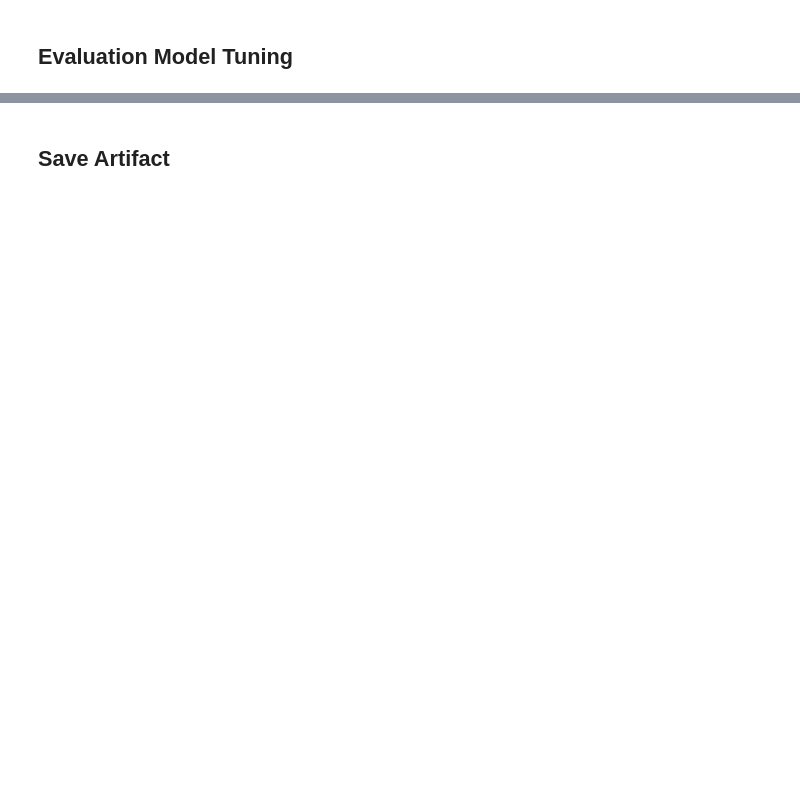
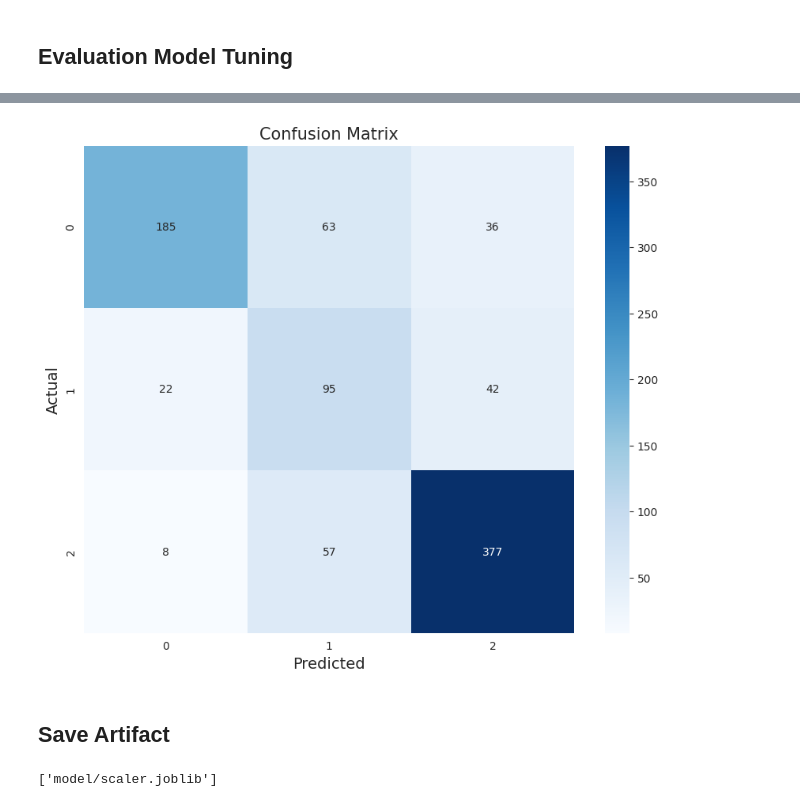
Before and after one commit to Refanz/data-science-educational-institution, a Jupyter notebook: notebook.ipynb, the cells around one changed output, grey strips where cells are left out. Saved outputs shown, nothing was run; the diff lists cells and outputs as text; code cells hidden in the pictures; blank space fills up the shorter version.

```diff
--- a/notebook.ipynb
+++ b/notebook.ipynb
@@ -505,2 +596,26 @@ features
 # %% [markdown]
 ## Hyperparameter Tuning
+# %%
+# Definisikan parameter grid untuk Grid Search (Random Forest)
+param_grid_rf = {
+    'n_estimators': [10, 50, 100, 300],
+    'max_depth': np.arange(1, 10, 1),
+    'min_samples_split': np.arange(2, 10, 1)
+}
+
+# Inisialisasi GridSearchCV
+grid_search_rf = GridSearchCV(rf, param_grid_rf, cv=5, n_jobs=1, verbose=2)
+grid_search_rf.fit(X_train_final, y_train_final)
+
+# Output hasil terbaik
+print(f"Best parameters for Random Forest: {grid_search_rf.best_params_}")
+best_rf_grid = grid_search_rf.best_estimator_
+
+# Evaluasi performa model pada test set
+grid_search_rf_score = best_rf_grid.score(X_test_final, y_test_encoded)
+print(f"Accuracy RF after Grid Search: {grid_search_rf_score}")
+
+# Menyimpan hasil tuning
+n_estimators = grid_search_rf.best_params_['n_estimators']
+max_depth = grid_search_rf.best_params_['max_depth']
+min_samples_split = grid_search_rf.best_params_['min_samples_split']
@@ -507,2 +640,10 @@ features
 # %% [markdown]
 ## Evaluation Model Tuning
+# %%
+rf_tuning = RandomForestClassifier(n_estimators, max_depth=max_depth, min_samples_split=min_samples_split)
+rf_tuning.fit(X_train_final, y_train_final)
+
+y_pred_tuning = rf_tuning.predict(X_test_final)
+cm_tuning = confusion_matrix(y_test_encoded, y_pred_tuning)
+
+print("Training model selesai")
@@ -509,2 +666,12 @@ features
+# %%
+plot_confusion_matrix(cm_tuning)
+# %% [output]
+[figure, added]
 # %% [markdown]
 ## Save Artifact
+# %%
+# Menyimpan model dalam format joblib
+joblib.dump(rf_tuning, 'model/model.joblib')
+joblib.dump(scaler, 'model/scaler.joblib')
+# %% [output]
+['model/scaler.joblib']
```
Also changed, not shown: parts of 15 cells of this notebook, 2 other files.
